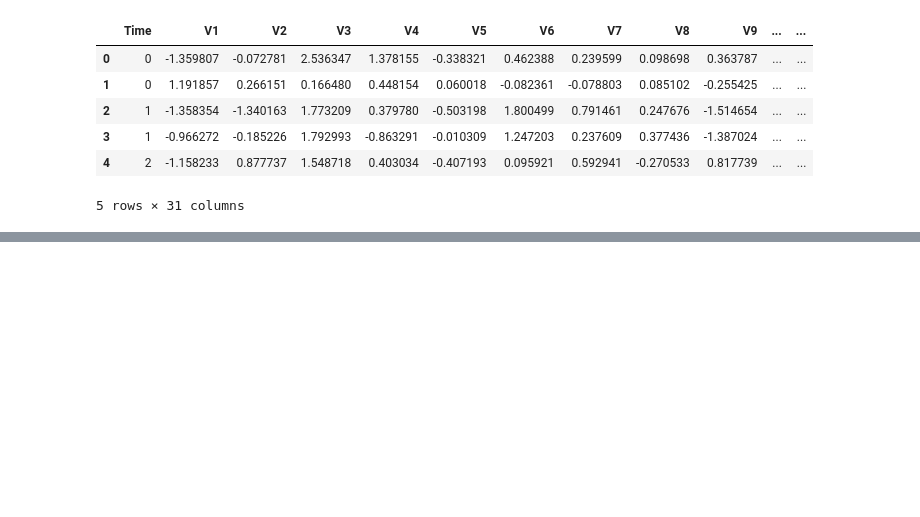
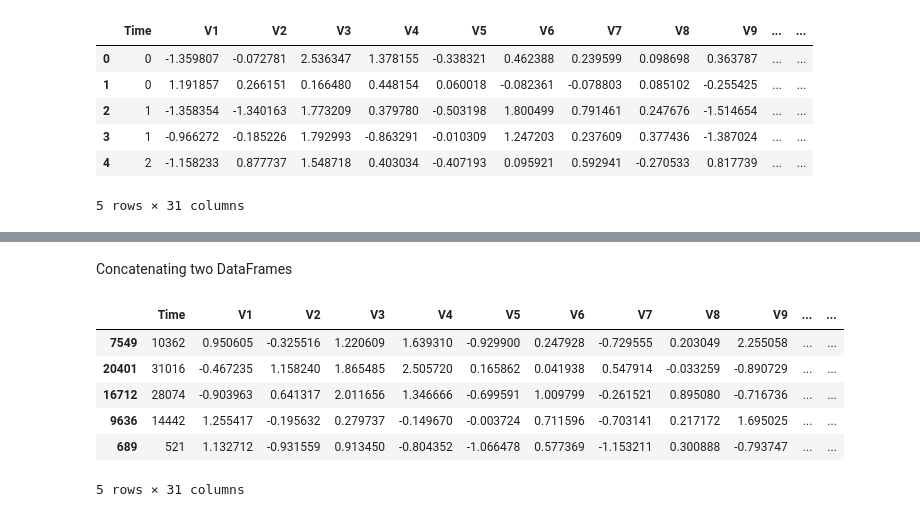
Before and after one commit to ShreyaNayak04/CreditCardFraudDetection, a Jupyter notebook: sample.ipynb, the cells around one changed output, grey strips where cells are left out. Cells and saved outputs as stored; diff of their text form; code cells hidden in the pictures; blank space fills up the shorter version.

```diff
--- a/sample.ipynb
+++ b/sample.ipynb
@@ -124 +124,17 @@ credit_card_data.groupby('Class').mean()
 2 rows × 30 columns
+# %%
+legit_sample = legit.sample(n=492)
+# %% [markdown]
+Concatenating two DataFrames
+# %%
+new_dataset = pd.concat([legit_sample, fraud], axis=0)
+# %%
+new_dataset.head()
+# %% [output]
+|  | Time | V1 | V2 | V3 | V4 | V5 | V6 | V7 | V8 | V9 | ... | ... |
+| 7549 | 10362 | 0.950605 | -0.325516 | 1.220609 | 1.639310 | -0.929900 | 0.247928 | -0.729555 | 0.203049 | 2.255058 | ... | ... |
+| 20401 | 31016 | -0.467235 | 1.158240 | 1.865485 | 2.505720 | 0.165862 | 0.041938 | 0.547914 | -0.033259 | -0.890729 | ... | ... |
+| 16712 | 28074 | -0.903963 | 0.641317 | 2.011656 | 1.346666 | -0.699591 | 1.009799 | -0.261521 | 0.895080 | -0.716736 | ... | ... |
+| 9636 | 14442 | 1.255417 | -0.195632 | 0.279737 | -0.149670 | -0.003724 | 0.711596 | -0.703141 | 0.217172 | 1.695025 | ... | ... |
+| 689 | 521 | 1.132712 | -0.931559 | 0.913450 | -0.804352 | -1.066478 | 0.577369 | -1.153211 | 0.300888 | -0.793747 | ... | ... |
+5 rows × 31 columns
```
Also changed, not shown: parts of 25 cells of this notebook.
